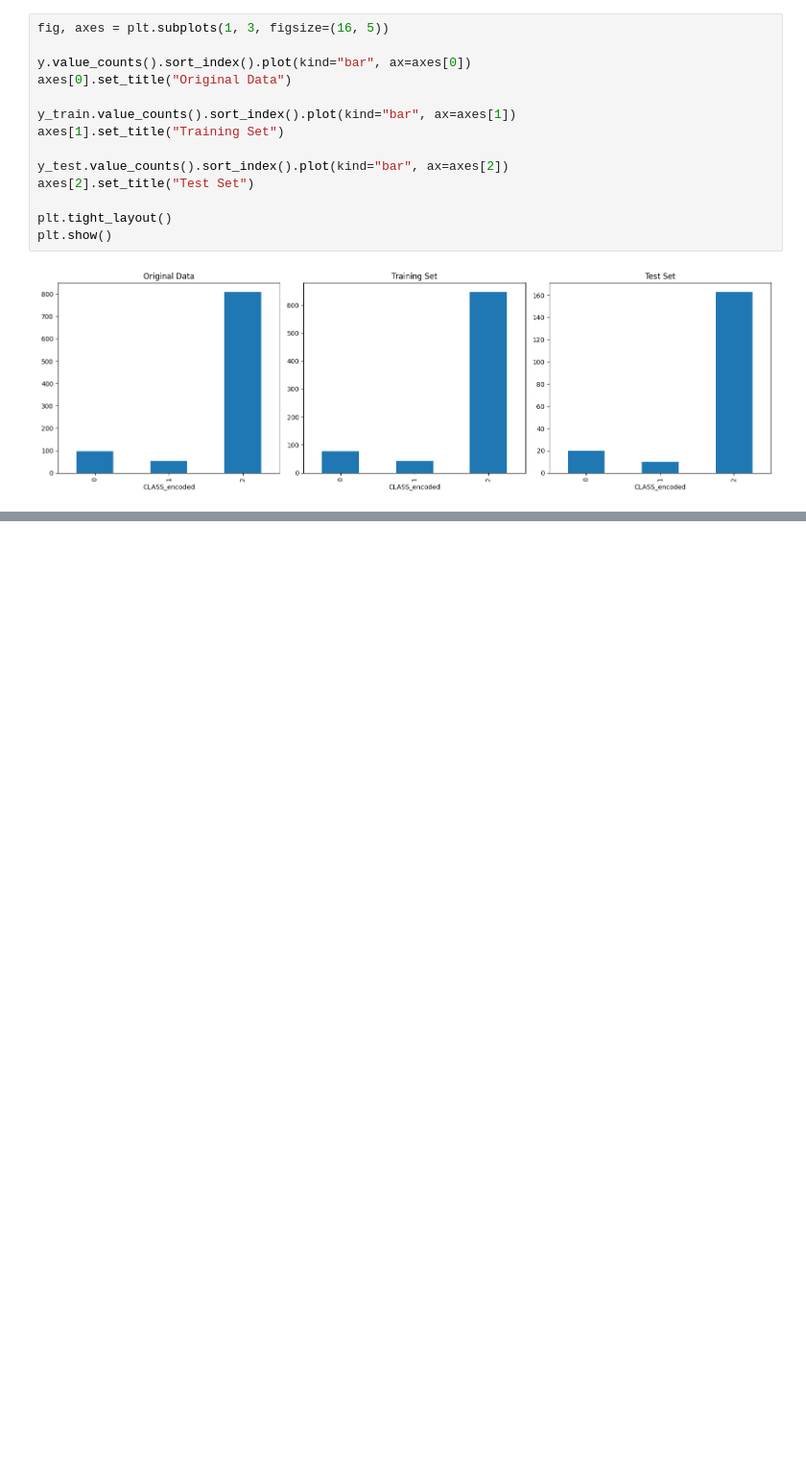
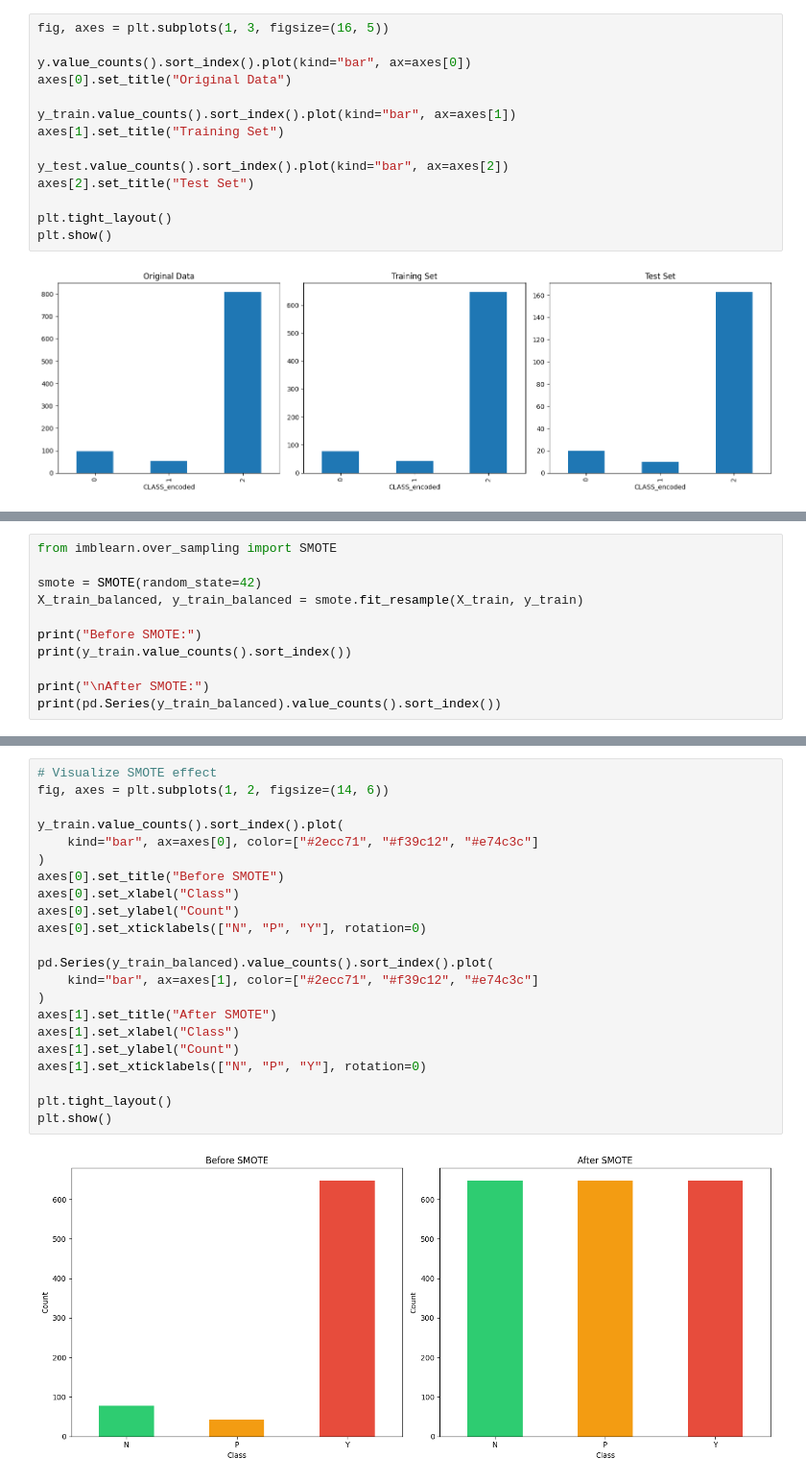
Before and after one commit to samirdahal888/Diabetes_Classification, a Jupyter notebook: notebooks/data_processing/data_processing.ipynb, the cells around one changed output, grey strips where cells are left out. Shown at 96% size. Cells and saved outputs as stored; diff of their text form; blank space fills up the shorter version.

Commit message:
handel class imbalance with SMOTE

```diff
--- a/notebooks/data_processing/data_processing.ipynb
+++ b/notebooks/data_processing/data_processing.ipynb
@@ -274,0 +291,11 @@ plt.show()
+# %%
+from imblearn.over_sampling import SMOTE
+
+smote = SMOTE(random_state=42)
+X_train_balanced, y_train_balanced = smote.fit_resample(X_train, y_train)
+
+print("Before SMOTE:")
+print(y_train.value_counts().sort_index())
+
+print("\nAfter SMOTE:")
+print(pd.Series(y_train_balanced).value_counts().sort_index())
@@ -274,0 +316,24 @@ plt.show()
+# %%
+# Visualize SMOTE effect
+fig, axes = plt.subplots(1, 2, figsize=(14, 6))
+
+y_train.value_counts().sort_index().plot(
+    kind="bar", ax=axes[0], color=["#2ecc71", "#f39c12", "#e74c3c"]
+)
+axes[0].set_title("Before SMOTE")
+axes[0].set_xlabel("Class")
+axes[0].set_ylabel("Count")
+axes[0].set_xticklabels(["N", "P", "Y"], rotation=0)
+
+pd.Series(y_train_balanced).value_counts().sort_index().plot(
+    kind="bar", ax=axes[1], color=["#2ecc71", "#f39c12", "#e74c3c"]
+)
+axes[1].set_title("After SMOTE")
+axes[1].set_xlabel("Class")
+axes[1].set_ylabel("Count")
+axes[1].set_xticklabels(["N", "P", "Y"], rotation=0)
+
+plt.tight_layout()
+plt.show()
+# %% [output]
+[figure, added]
```
Also changed, not shown: parts of 3 cells of this notebook.
